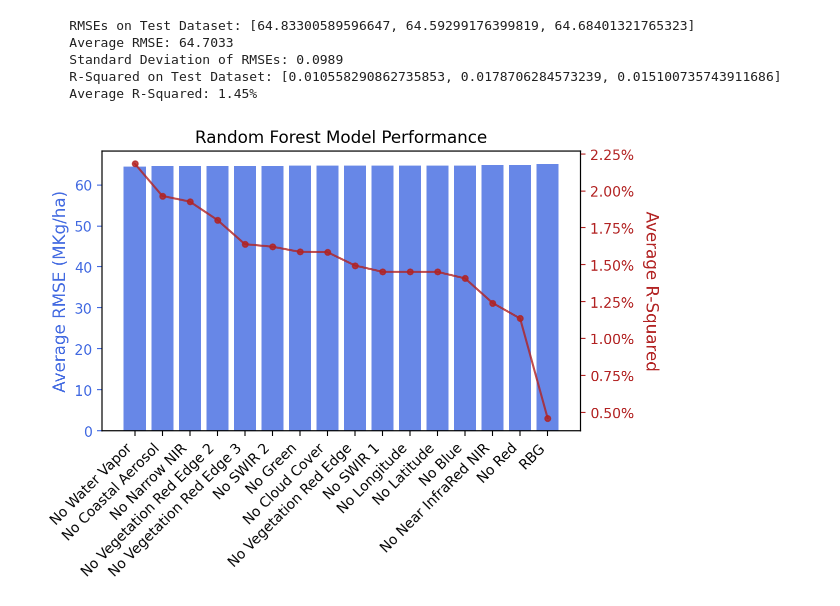
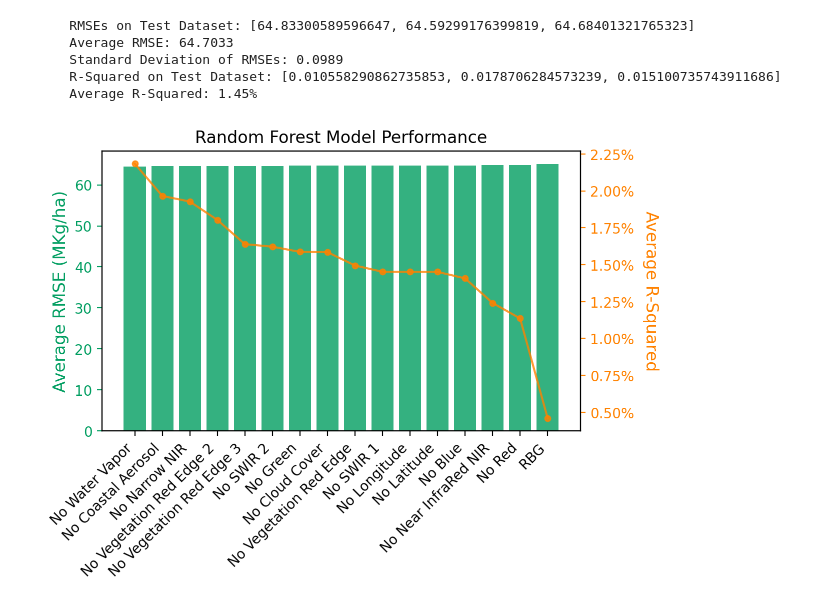
Before and after one commit to heath3rq/ML_Machine-Learning-Biomass-Density-Estimation, a Jupyter notebook: random_forest.ipynb, the cells around one changed output. Cells and saved outputs as stored; diff of their text form; code cells hidden in the pictures.

Commit message:
update graphics

```diff
--- a/random_forest.ipynb
+++ b/random_forest.ipynb
@@ -483,46 +489,45 @@ experiment(x_train_wo_evi[:, :45], x_test_wo_evi[:, :45])
     R-Squared on Test Dataset: [0.010558290862735853, 0.0178706284573239, 0.015100735743911686]
     Average R-Squared: 1.45%
 # %%
-# create tuples of importance scores and labels, sort by importance scores
 avg_r_squared_percent = np.array(avg_r_squared_lst)*100
-sorted_data = sorted(zip(avg_r_squared_percent, experiments, avg_rmse_lst), reverse=True)
+sorted_data = sorted(
+    zip(avg_r_squared_percent, experiments, avg_rmse_lst), reverse=True)
 
 # unpack sorted importance scores and labels into separate lists
 sorted_r_squared, sorted_x_labels, sorted_rmse = zip(*sorted_data)
 
 # Convert lists/arrays to dataframes
-df = pd.DataFrame (sorted_data, columns = ['Average R-Squared', 'Experiments', 'Average RMSE'])
+df = pd.DataFrame(sorted_data, columns=[
+                  'Average R-Squared', 'Experiments', 'Average RMSE'])
 
-#define aesthetics for plot
-color1 = 'royalblue'
-color2 = 'firebrick'
+# define aesthetics for plot
+color1 = '#019E61' #'#487307'
+color2 = '#ff8200'
 
-#create basic bar plot
+# create basic bar plot
 fig, ax = plt.subplots()
-ax.bar(df['Experiments'], df['Average RMSE'], color=color1,alpha=0.8)
+ax.bar(df['Experiments'], df['Average RMSE'], color=color1, alpha=0.8)
 
-#add cumulative percentage line to plot
+# add cumulative percentage line to plot
 ax2 = ax.twinx()
-ax2.plot(df['Experiments'], df['Average R-Squared'], color=color2, marker="o", ms=4, alpha=0.8)
+ax2.plot(df['Experiments'], df['Average R-Squared'],
+         color=color2, marker="o", ms=4, alpha=0.8)
 ax2.yaxis.set_major_formatter(PercentFormatter())
 
-#specify axis colors
+# specify axis colors
 ax.tick_params(axis='y', colors=color1)
 ax2.tick_params(axis='y', colors=color2)
 
 ax.set_title("Random Forest Model Performance")
 ax.set_xticks(range(len(sorted_x_labels)))
 ax.set_xticklabels(sorted_x_labels, rotation=45, ha="right")
-ax.set_ylabel("Average RMSE (MKg/ha)", c=color1, fontsize = 12)
-ax2.set_ylabel("Average R-Squared", rotation=270, labelpad=18, c=color2, fontsize = 12)
-
-# # adjust position of ax2
-# ax2_pos = ax2.get_position()
-# ax2.set_position([ax2_pos.x0, ax2_pos.y0, ax2_pos.width, ax2_pos.height])
+ax.set_ylabel("Average RMSE (MKg/ha)", c=color1, fontsize=12)
+ax2.set_ylabel("Average R-Squared", rotation=270,
+               labelpad=18, c=color2, fontsize=12)
 
 fig.tight_layout()
 
-#display Pareto chart
+# display Pareto chart
 plt.show()
 # %% [output]
-[figure, old version]
+[figure, new version]
```
Also changed, not shown: parts of 3 cells of this notebook.
